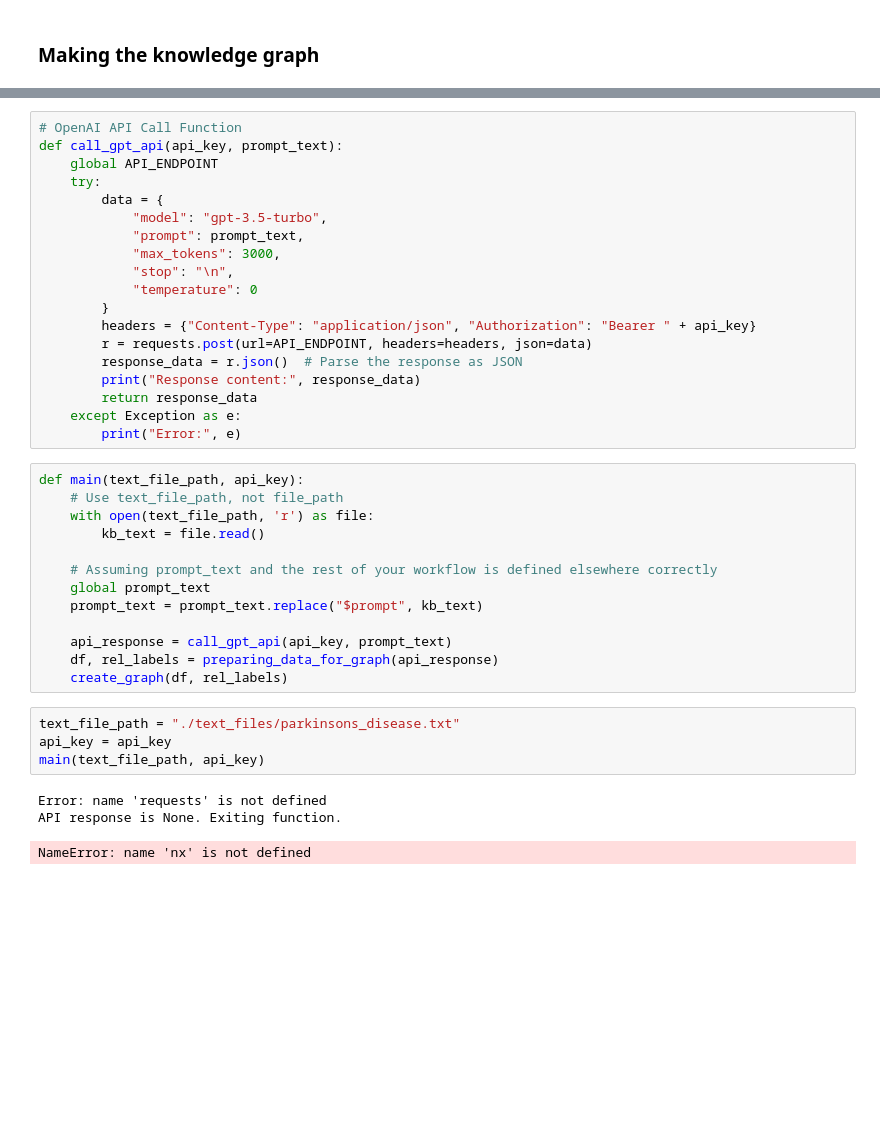
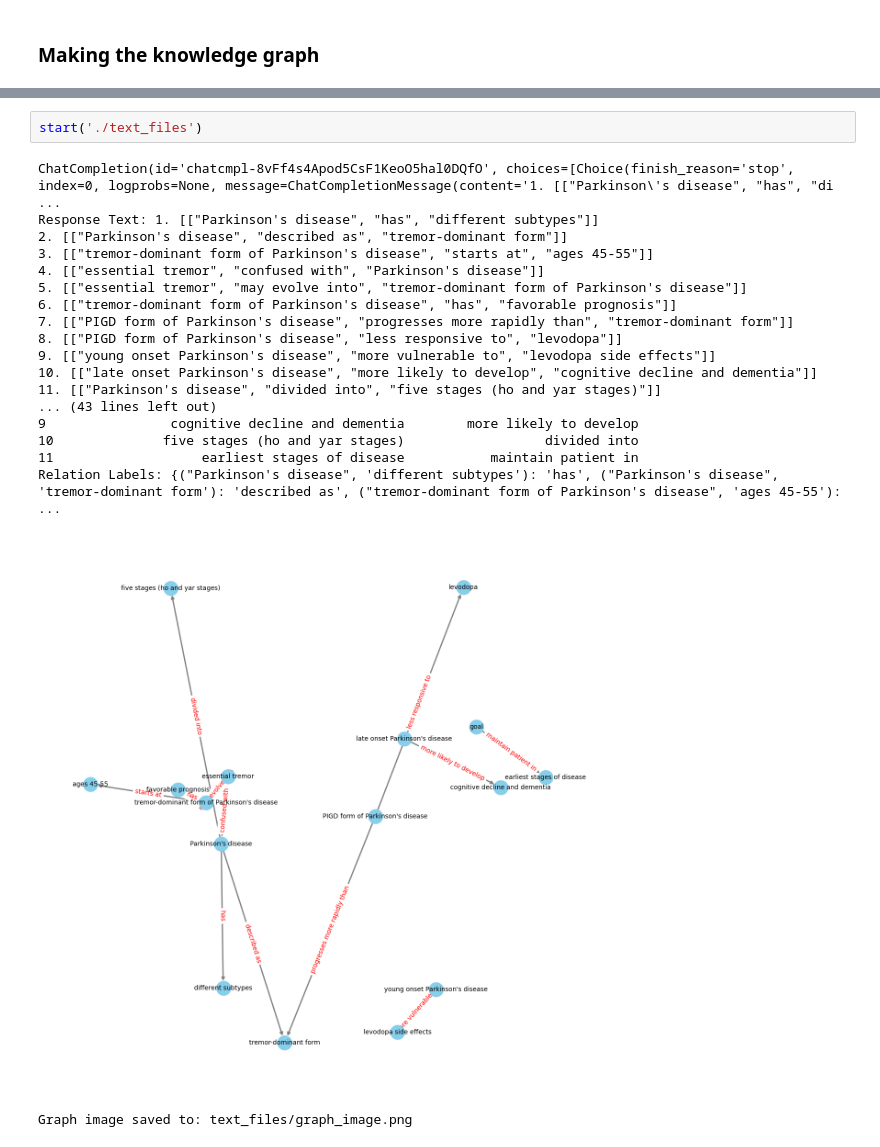
Before and after one commit to shayonkeating/relationalknowledgegpt, a Jupyter notebook: relationalgraph.ipynb, the cells around one changed output, grey strips where cells are left out. Cells and saved outputs as stored; diff of their text form; blank space fills up the shorter version.

Commit message:
updated knowledge graphs and prep function

```diff
--- a/relationalgraph.ipynb
+++ b/relationalgraph.ipynb
@@ -122,40 +212,22 @@ def preparing_data_for_graph(api_response):
-# %%
-# OpenAI API Call Function
-def call_gpt_api(api_key, prompt_text):
-    global API_ENDPOINT
-    try:
-        data = {
-            "model": "gpt-3.5-turbo",
-            "prompt": prompt_text,
-            "max_tokens": 3000,
-            "stop": "\n",
-            "temperature": 0
-        }
-        headers = {"Content-Type": "application/json", "Authorization": "Bearer " + api_key}
-        r = requests.post(url=API_ENDPOINT, headers=headers, json=data)
-        response_data = r.json()  # Parse the response as JSON
-        print("Response content:", response_data)
-        return response_data
-    except Exception as e:
-        print("Error:", e)
-# %%
-def main(text_file_path, api_key):
-    # Use text_file_path, not file_path
-    with open(text_file_path, 'r') as file:
-        kb_text = file.read()
-
-    # Assuming prompt_text and the rest of your workflow is defined elsewhere correctly
-    global prompt_text
-    prompt_text = prompt_text.replace("$prompt", kb_text)
-
-    api_response = call_gpt_api(api_key, prompt_text)
-    df, rel_labels = preparing_data_for_graph(api_response)
-    create_graph(df, rel_labels)
-# %%
-text_file_path = "./text_files/parkinsons_disease.txt"
-api_key = api_key
-main(text_file_path, api_key)
-# %% [output]
-Error: name 'requests' is not defined
-API response is None. Exiting function.
-NameError: name 'nx' is not defined
+# %%
+start('./text_files')
+# %% [output]
+ChatCompletion(id='chatcmpl-8vFf4s4Apod5CsF1KeoO5hal0DQfO', choices=[Choice(finish_reason='stop', index=0, logprobs=None, message=ChatCompletionMessage(content='1. [["Parkinson\'s disease", "has", "di ...
+Response Text: 1. [["Parkinson's disease", "has", "different subtypes"]]
+2. [["Parkinson's disease", "described as", "tremor-dominant form"]]
+3. [["tremor-dominant form of Parkinson's disease", "starts at", "ages 45-55"]]
+4. [["essential tremor", "confused with", "Parkinson's disease"]]
+5. [["essential tremor", "may evolve into", "tremor-dominant form of Parkinson's disease"]]
+6. [["tremor-dominant form of Parkinson's disease", "has", "favorable prognosis"]]
+7. [["PIGD form of Parkinson's disease", "progresses more rapidly than", "tremor-dominant form"]]
+8. [["PIGD form of Parkinson's disease", "less responsive to", "levodopa"]]
+9. [["young onset Parkinson's disease", "more vulnerable to", "levodopa side effects"]]
+10. [["late onset Parkinson's disease", "more likely to develop", "cognitive decline and dementia"]]
+11. [["Parkinson's disease", "divided into", "five stages (ho and yar stages)"]]
+... (43 lines left out)
+9                cognitive decline and dementia        more likely to develop
+10              five stages (ho and yar stages)                  divided into
+11                   earliest stages of disease           maintain patient in
+Relation Labels: {("Parkinson's disease", 'different subtypes'): 'has', ("Parkinson's disease", 'tremor-dominant form'): 'described as', ("tremor-dominant form of Parkinson's disease", 'ages 45-55'):  ...
+[figure, added]
+Graph image saved to: text_files/graph_image.png
```
Also changed, not shown: parts of 4 cells of this notebook, 4 other files.
